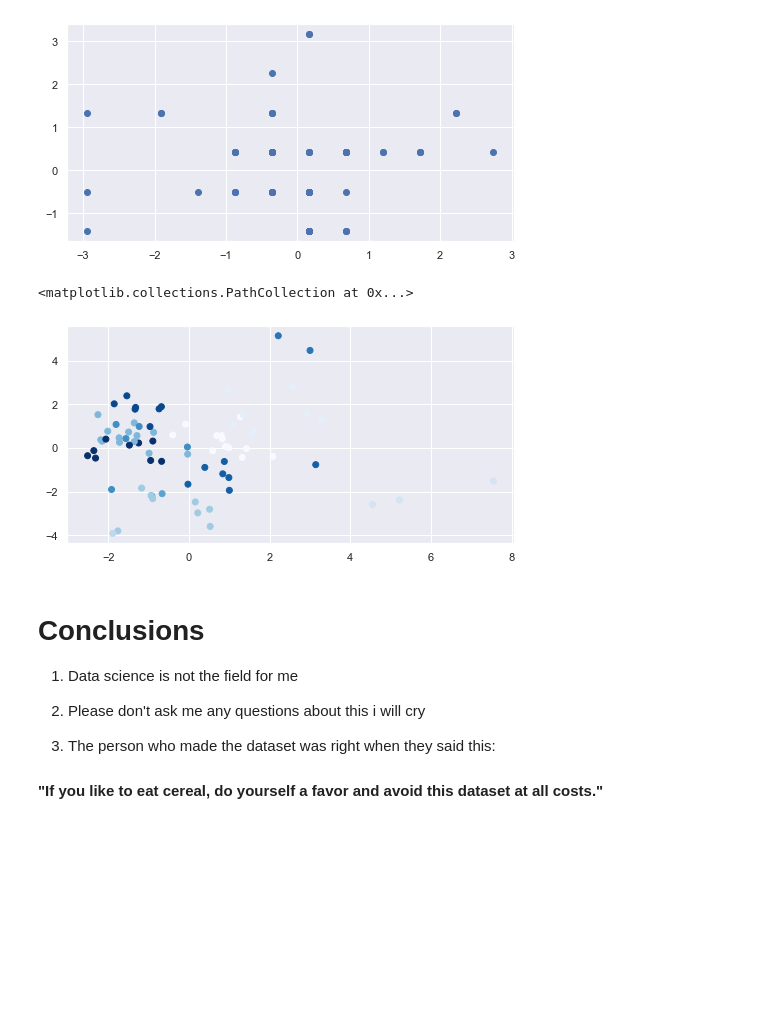
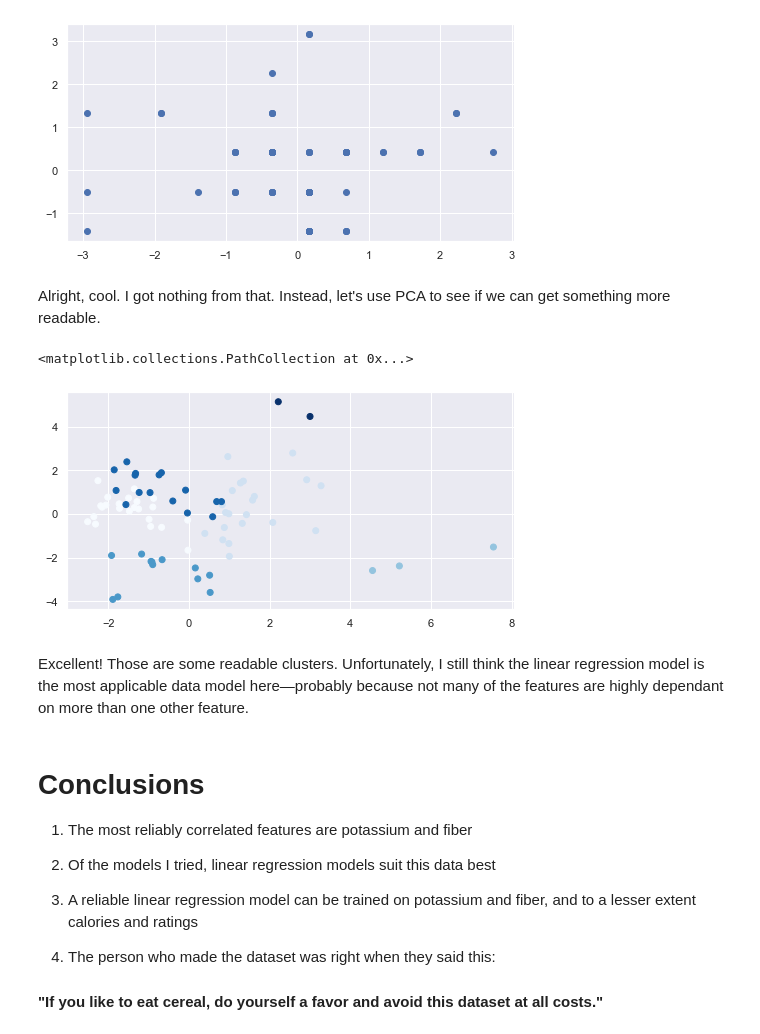
Before and after one commit to angelinaolmedo7/DSFinal, a Jupyter notebook: CerealInvestigation.ipynb, the cells around one changed output. Cells and saved outputs as stored; diff of their text form; code cells hidden in the pictures; blank space fills up the shorter version.

```diff
--- a/CerealInvestigation.ipynb
+++ b/CerealInvestigation.ipynb
@@ -144,17 +219,19 @@ plt.scatter(X_ss[:, 0], X_ss[:, 1])
 # %% [output]
 <matplotlib.collections.PathCollection at 0x...>
 [figure]
+# %% [markdown]
+Alright, cool. I got nothing from that. Instead, let's use PCA to see if we can get something more readable.
 # %%
 from sklearn.decomposition import PCA
 
 pca = PCA(n_components=12)
 X_r = pca.fit_transform(X_ss)
 
-km = KMeans(n_clusters=12)
+km = KMeans(n_clusters=6)
 km.fit(X_r)
 y_pred = km.predict(X_r)
 plt.figure(figsize=(8, 4))
 plt.scatter(X_r[:, 0], X_r[:, 1], c=y_pred, cmap='Blues')
 # %% [output]
 <matplotlib.collections.PathCollection at 0x...>
-[figure, old version]
+[figure, new version]
@@ -178,9 +238,13 @@ plt.scatter(X_r[:, 0], X_r[:, 1], c=y_pred, cmap='Blues')
+# %% [markdown]
+Excellent! Those are some readable clusters. Unfortunately, I still think the linear regression model is the most applicable data model here—probably because not many of the features are highly dependant on more than one other feature.
 # %% [markdown]
 # Conclusions
 
-1) Data science is not the field for me
+1) The most reliably correlated features are potassium and fiber
 
-2) Please don't ask me any questions about this i will cry
+2) Of the models I tried, linear regression models suit this data best
+
+2) A reliable linear regression model can be trained on potassium and fiber, and to a lesser extent calories and ratings
 
 3) The person who made the dataset was right when they said this:
 
```
Also changed, not shown: parts of 17 cells of this notebook.
